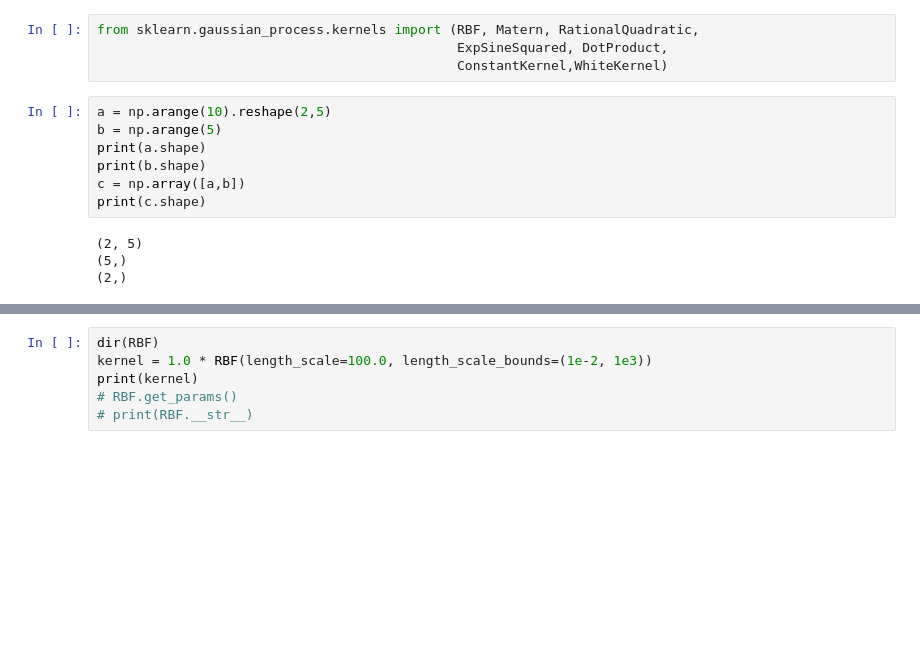
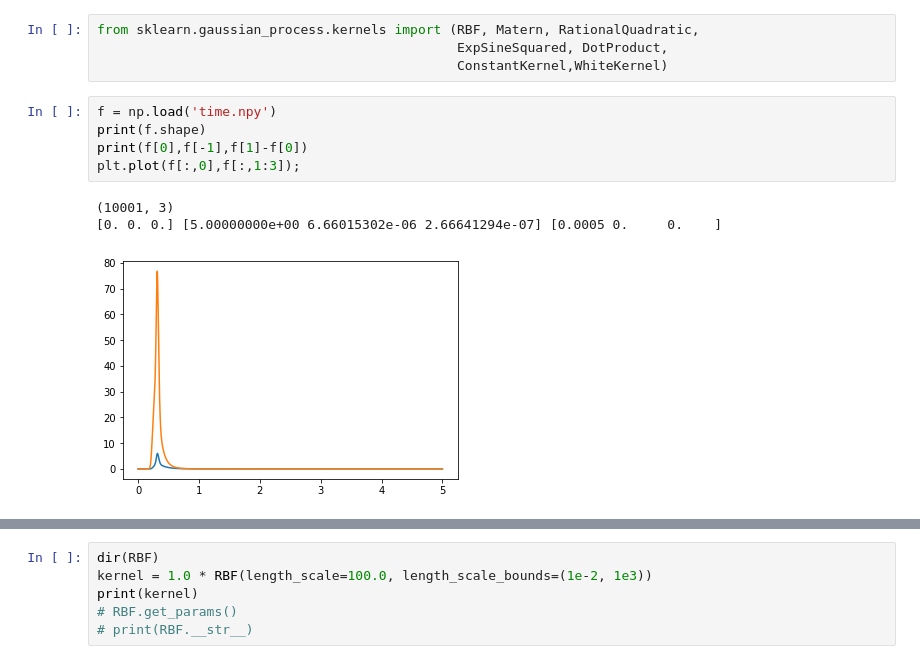
Before and after one commit to Jinsongl/UQRA, a Jupyter notebook: examples/JupyterNotebook/Untitled.ipynb, the cells around one changed output, grey strips where cells are left out. Drawn from its saved outputs; the diff is of its cells as text; blank space fills up the shorter version.

```diff
--- a/examples/JupyterNotebook/Untitled.ipynb
+++ b/examples/JupyterNotebook/Untitled.ipynb
@@ -16,14 +17,12 @@ if not None:
 from sklearn.gaussian_process.kernels import (RBF, Matern, RationalQuadratic,
                                               ExpSineSquared, DotProduct,
                                               ConstantKernel,WhiteKernel)
-# %%
-a = np.arange(10).reshape(2,5)
-b = np.arange(5)
-print(a.shape)
-print(b.shape)
-c = np.array([a,b])
-print(c.shape)
-# %% [output]
-(2, 5)
-(5,)
-(2,)
+# %%
+f = np.load('time.npy')
+print(f.shape)
+print(f[0],f[-1],f[1]-f[0])
+plt.plot(f[:,0],f[:,1:3]);
+# %% [output]
+(10001, 3)
+[0. 0. 0.] [5.00000000e+00 6.66015302e-06 2.66641294e-07] [0.0005 0.     0.    ]
+[figure, added]
```
Also changed, not shown: parts of 2 cells of this notebook, 2 other files.
